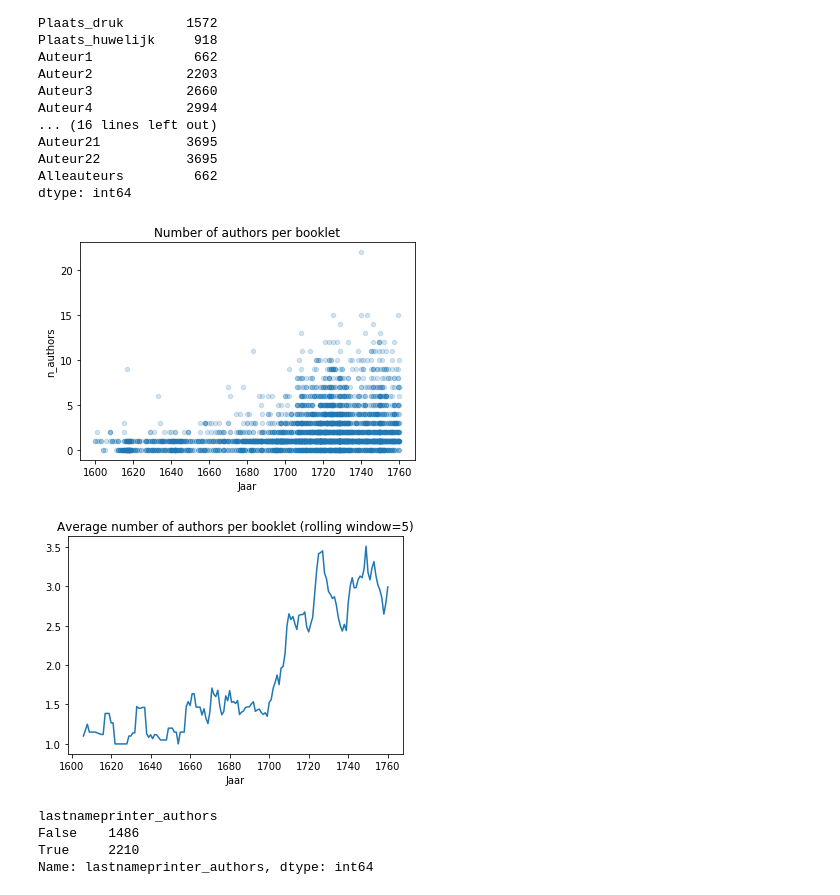
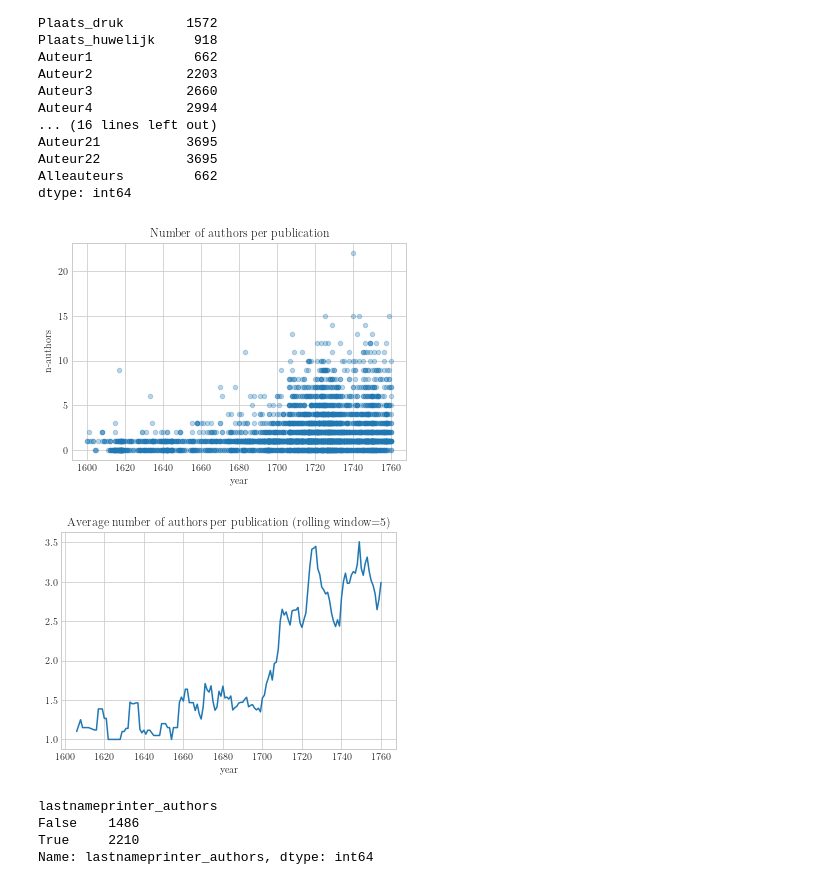
Before and after one commit to awlassche/netwerk-huwelijksgedichten, a Jupyter notebook: Notebooks_scripts/Data analysis 2.0.ipynb, the cells around one changed output. Saved outputs shown, nothing was run; the diff lists cells and outputs as text; code cells hidden in the pictures.

```diff
--- a/Notebooks_scripts/Data analysis 2.0.ipynb
+++ b/Notebooks_scripts/Data analysis 2.0.ipynb
@@ -3,8 +3,8 @@ import seaborn as sns
 import matplotlib as plt
 import pandas as pd
 import matplotlib.pyplot as plt
-# plt.style.use('seaborn-whitegrid')
 import seaborn as sns
+plt.style.use('seaborn-whitegrid')
 
 
 df = pd.read_csv('../data/gedichtenGGD_STCN_Steur_stripped.csv', sep=';', index_col=0)
@@ -108,7 +121,11 @@ df_year = df[(df['Jaar'] >= 1600)
+# %%
+df = df.rename(columns = {'Jaar':'year'})
 # %%
-sns.distplot(df_year['Jaar'], kde=False, bins=160)
-plt.title('Number of booklets per year')
-# plt.savefig('histyear.png', dpi=300)
+sns.distplot(df['year'], kde=False, bins=161)
+plt.title('Number of publications by year')
+plt.rc('text', usetex=True)
+plt.rc('font', family='serif')
+plt.savefig('histyear.png', dpi=300)
 # %% [output]
 The 'normed' kwarg was deprecated in Matplotlib 2.1 and will be removed in 3.1. Use 'density' instead.
   alternative="'density'", removal="3.1")
@@ -135,5 +159,5 @@ Auteur22           3695
 Alleauteurs         662
 dtype: int64
 # %%
-df['n_authors'] = df.loc[:, 'Auteur1':'Auteur22'].count(axis=1)
+df['n-authors'] = df.loc[:, 'Auteur1':'Auteur22'].count(axis=1)
 # %%
@@ -143,16 +167,15 @@ n_authors_year = df_authors_year.groupby('Jaar')['n_authors'].mean()
 # %%
-import seaborn as sns
-df.plot.scatter(x="Jaar", y="n_authors", alpha=0.2)
-plt.title('Number of authors per booklet')
+df.plot.scatter(x="year", y="n-authors", alpha=0.3)
+plt.title('Number of authors per publication')
 plt.savefig('n_authors.png', dpi=300)
 # %% [output]
-[figure, old version]
+[figure, new version]
 # %%
 n_authors_year.rolling(window=5).mean().plot()
-plt.title('Average number of authors per booklet (rolling window=5)')
+plt.title('Average number of authors per publication (rolling window=5)')
 plt.savefig('n_authors_rolling_without_0.png', dpi=300)
 # %% [output]
-[figure, old version]
+[figure, new version]
 # %%
 df[['firstname_bride', 'lastname_bride']] = df.Bruid.str.rsplit(' ', 1, expand=True)
 df[['firstname_groom', 'lastname_groom']] = df.Bruidegom.str.rsplit(' ', 1, expand=True)
```
Also changed, not shown: parts of 8 cells of this notebook, 8 other files.
